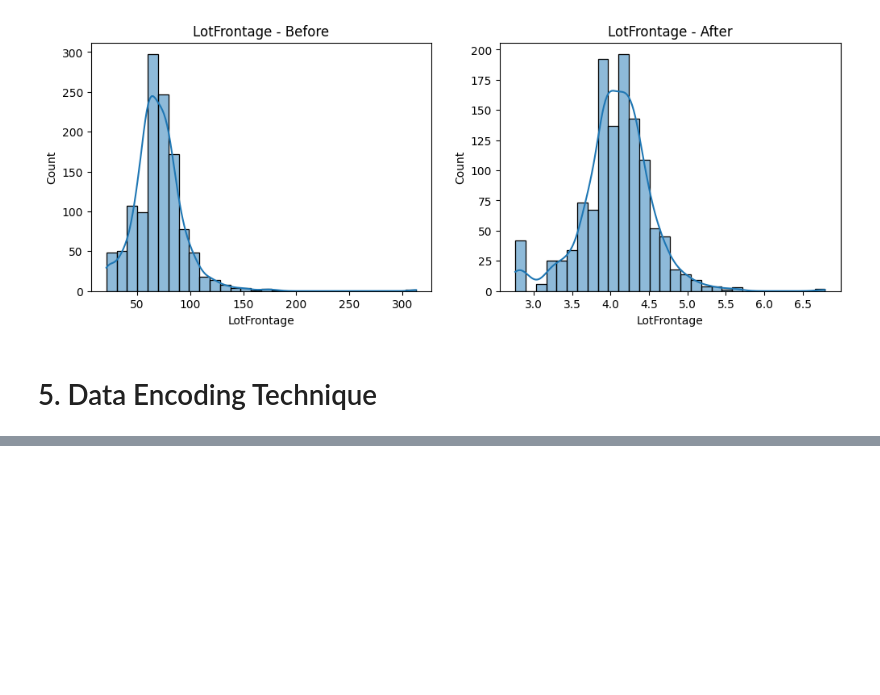
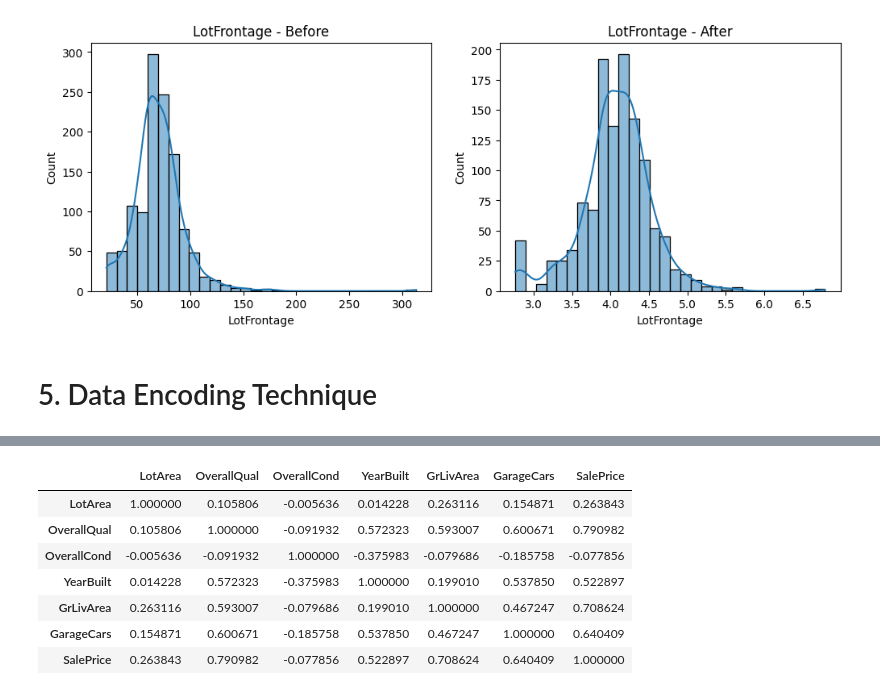
Before and after one commit to mylukhanush/statistics, a Jupyter notebook: house_price/house_price.ipynb, the cells around one changed output, grey strips where cells are left out. Saved outputs shown, nothing was run; the diff lists cells and outputs as text; code cells hidden in the pictures; blank space fills up the shorter version.

```diff
--- a/house_price/house_price.ipynb
+++ b/house_price/house_price.ipynb
@@ -672,0 +1193,11 @@ compare_distribution(df[col], df_transformed[col], col)
+# %%
+house_features.corr(method="pearson")
+# %% [output]
+|  | LotArea | OverallQual | OverallCond | YearBuilt | GrLivArea | GarageCars | SalePrice |
+| LotArea | 1.000000 | 0.105806 | -0.005636 | 0.014228 | 0.263116 | 0.154871 | 0.263843 |
+| OverallQual | 0.105806 | 1.000000 | -0.091932 | 0.572323 | 0.593007 | 0.600671 | 0.790982 |
+| OverallCond | -0.005636 | -0.091932 | 1.000000 | -0.375983 | -0.079686 | -0.185758 | -0.077856 |
+| YearBuilt | 0.014228 | 0.572323 | -0.375983 | 1.000000 | 0.199010 | 0.537850 | 0.522897 |
+| GrLivArea | 0.263116 | 0.593007 | -0.079686 | 0.199010 | 1.000000 | 0.467247 | 0.708624 |
+| GarageCars | 0.154871 | 0.600671 | -0.185758 | 0.537850 | 0.467247 | 1.000000 | 0.640409 |
+| SalePrice | 0.263843 | 0.790982 | -0.077856 | 0.522897 | 0.708624 | 0.640409 | 1.000000 |
```
Also changed, not shown: parts of 26 cells of this notebook.
